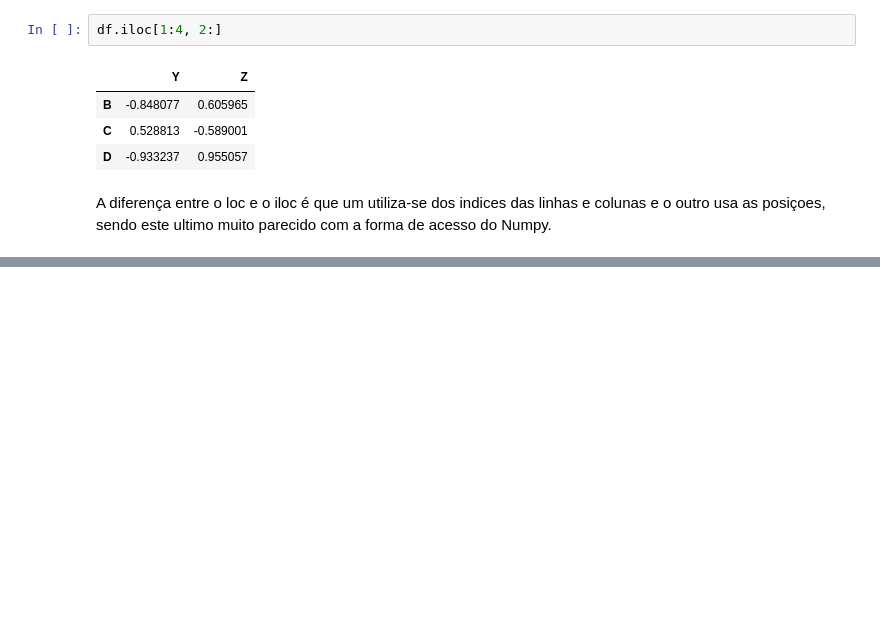
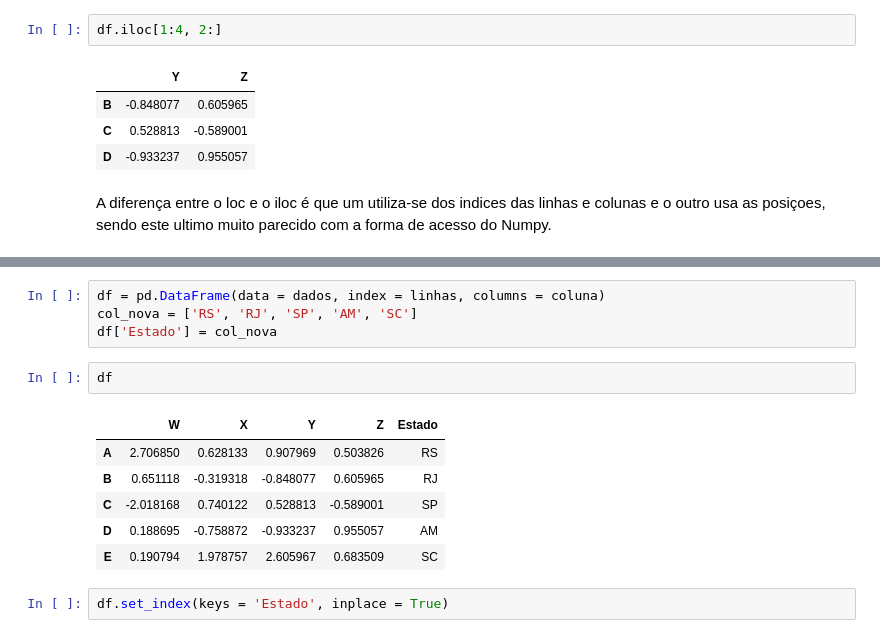
Before and after one commit to GMizuno/analise_de_dados, a Jupyter notebook: Pandas parte 1.ipynb, the cells around one changed output, grey strips where cells are left out. Saved outputs shown, nothing was run; the diff lists cells and outputs as text; blank space fills up the shorter version.

```diff
--- a/Pandas.ipynb
+++ b/Pandas parte 1.ipynb
@@ -282,0 +395,15 @@ A diferença entre o loc e o iloc é que um utiliza-se dos indices das linhas e
+# %%
+df = pd.DataFrame(data = dados, index = linhas, columns = coluna)
+col_nova = ['RS', 'RJ', 'SP', 'AM', 'SC']
+df['Estado'] = col_nova
+# %%
+df
+# %% [output]
+|  | W | X | Y | Z | Estado |
+| A | 2.706850 | 0.628133 | 0.907969 | 0.503826 | RS |
+| B | 0.651118 | -0.319318 | -0.848077 | 0.605965 | RJ |
+| C | -2.018168 | 0.740122 | 0.528813 | -0.589001 | SP |
+| D | 0.188695 | -0.758872 | -0.933237 | 0.955057 | AM |
+| E | 0.190794 | 1.978757 | 2.605967 | 0.683509 | SC |
+# %%
+df.set_index(keys = 'Estado', inplace = True)
```
Also changed, not shown: parts of 38 cells of this notebook, 1 other file.
